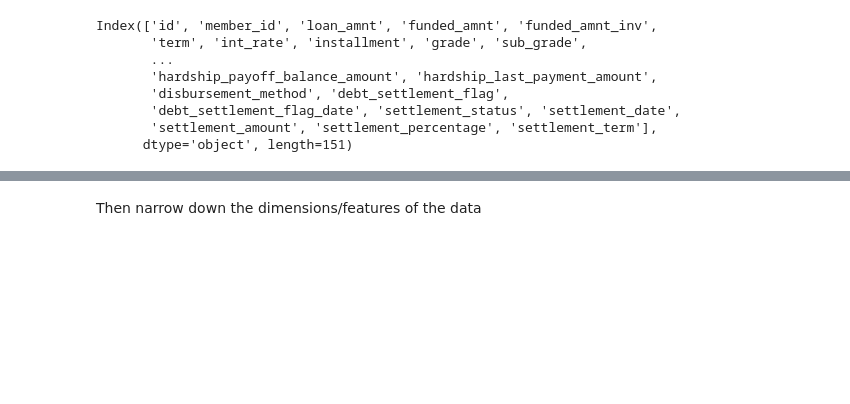
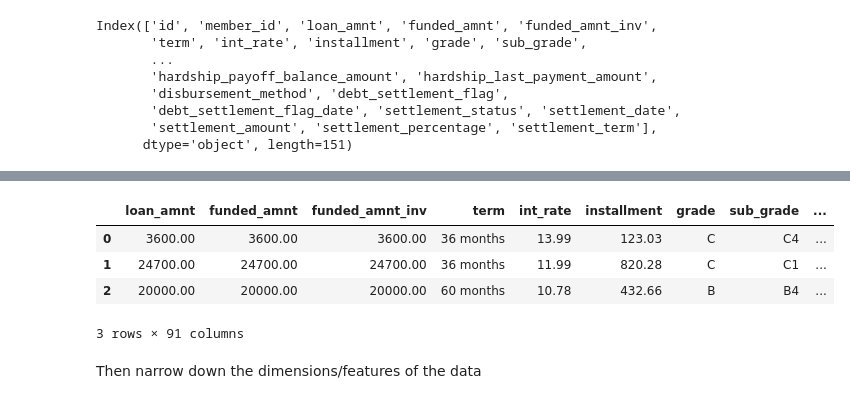
Before and after one commit to minhN2000/Risk_Management, a Jupyter notebook: credit risk/notebooks/simple_feature_selection.ipynb, the cells around one changed output, grey strips where cells are left out. Cells and saved outputs as stored; diff of their text form; code cells hidden in the pictures; blank space fills up the shorter version.

```diff
--- a/credit risk/notebooks/eda.ipynb
+++ b/credit risk/notebooks/simple_feature_selection.ipynb
@@ -186,3 +187,13 @@ There are 151 total features, but I will not use all of them. I will pick featur
+# %%
+FIRST_SELECTED_FEATURES = binned_features[binned_features.isin(['0-5%', '5-10%'])].index.tolist()
+df = df[FIRST_SELECTED_FEATURES]
+df.head(3)
+# %% [output]
+|  | loan_amnt | funded_amnt | funded_amnt_inv | term | int_rate | installment | grade | sub_grade | ... |
+| 0 | 3600.00 | 3600.00 | 3600.00 | 36 months | 13.99 | 123.03 | C | C4 | ... |
+| 1 | 24700.00 | 24700.00 | 24700.00 | 36 months | 11.99 | 820.28 | C | C1 | ... |
+| 2 | 20000.00 | 20000.00 | 20000.00 | 60 months | 10.78 | 432.66 | B | B4 | ... |
+3 rows × 91 columns
 # %%
 # the id and memeber_id will not be served for prediction, but for mapping, and future investigation
 ID_FEATURES = ['id']
```
Also changed, not shown: parts of 24 cells of this notebook.
